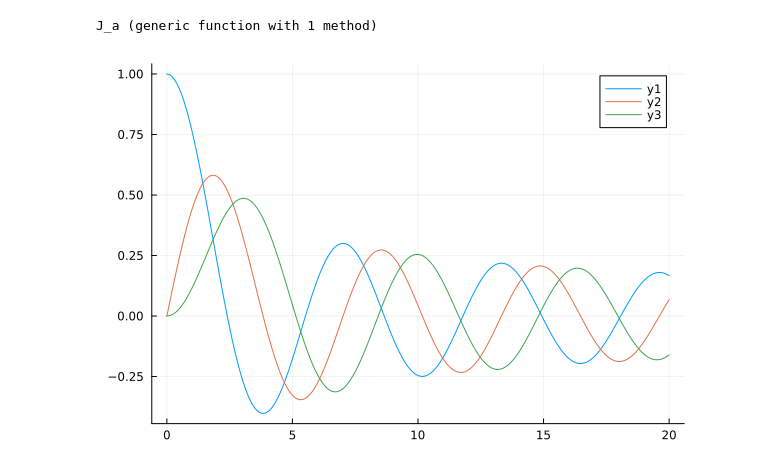
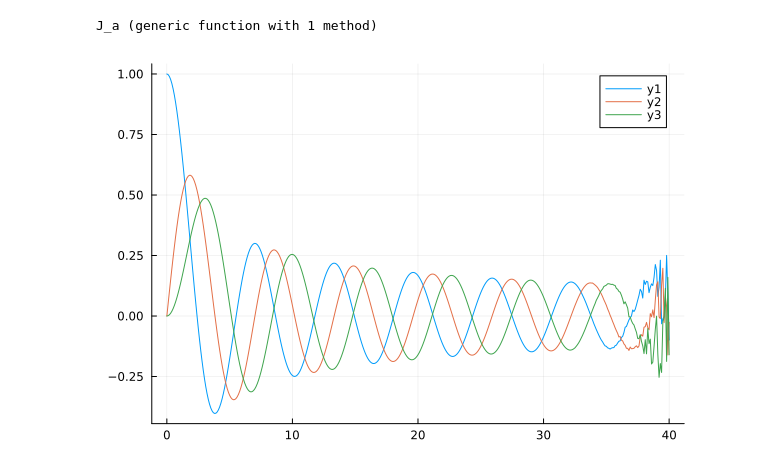
Before and after one commit to ubutt0n/algprog2, a Jupyter notebook: prac2/prac2.ipynb, the cells around one changed output. Saved outputs shown, nothing was run; the diff lists cells and outputs as text; code cells hidden in the pictures.

```diff
--- a/prac2/prac2.ipynb
+++ b/prac2/prac2.ipynb
@@ -353,13 +317,13 @@ J_a (generic function with 1 method)
 # %%
 using Plots
 # %%
-xx = 0:0.1:20
-yy = J_a.(xx, 0, 10e-10)
+xx = 0:0.1:40
+yy = J_a.(xx, 0)
 
 p = plot(xx, yy)
-yy = J_a.(xx, 1, 10e-10)
+yy = J_a.(xx, 1)
 plot!(p, xx, yy)
-yy = J_a.(xx, 2, 10e-10)
+yy = J_a.(xx, 2)
 plot!(p, xx, yy)
 # %% [output]
-[figure, old version]
+[figure, new version]
```
Also changed, not shown: parts of 17 cells of this notebook, 1 other file.
